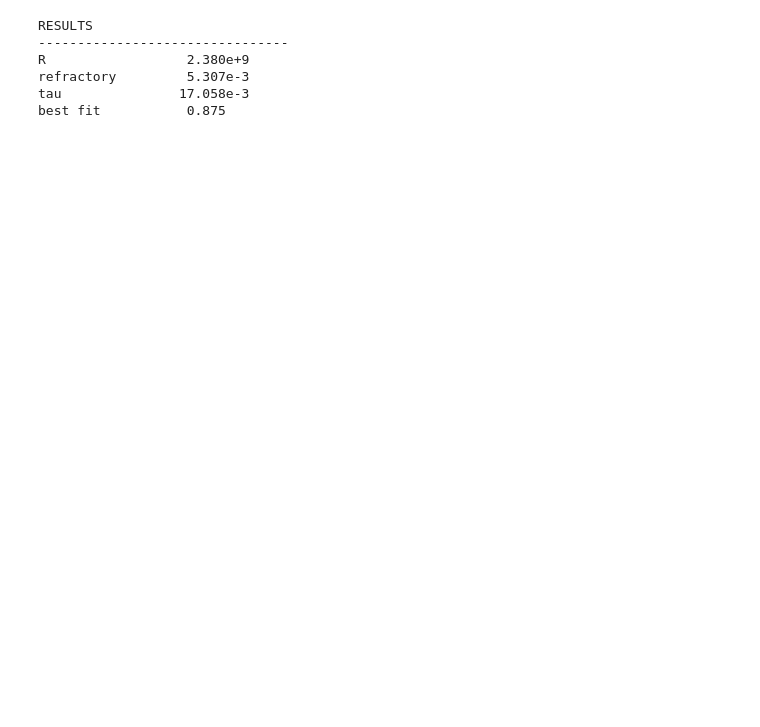
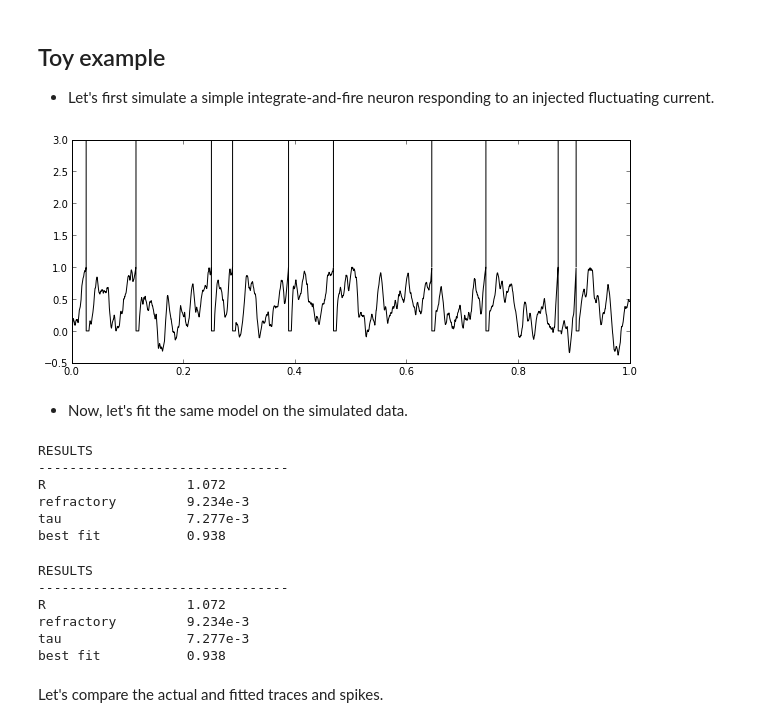
Before and after one commit to rossant/brian-modelfitting-tutorial, a Jupyter notebook: slides.ipynb, the cells around one changed output. Saved outputs shown, nothing was run; the diff lists cells and outputs as text; code cells hidden in the pictures; blank space fills up the shorter version.

```diff
--- a/slides.ipynb
+++ b/slides.ipynb
@@ -6,0 +40,4 @@ from brian.library.modelfitting import *
+# %% [markdown]
+## Toy example
+
+  * Let's first simulate a simple integrate-and-fire neuron responding to an injected fluctuating current.
@@ -7,29 +46,55 @@ from brian.library.modelfitting import *
+# %%
+from brian import *
+from brian.library.random_processes import *
+R, tau = 1., 5 * ms
+eqs = Equations('''dV/dt=(R*I-V)/tau : 1''')
+eqs += OrnsteinUhlenbeck('I',
+        mu=.5, sigma=.5, tau=5 * ms)
+# %%
+G = NeuronGroup(N=1, model=eqs, reset=0., threshold=1., refractory=5 * ms)
+Mspikes = SpikeMonitor(G)
+Vstate = StateMonitor(G, 'V', record=True)
+Istate = StateMonitor(G, 'I', record=True)
+reinit_default_clock()
+run(1 * second)
+# %%
+figure(figsize=(10,4))
+V, I, spikes = Vstate[0], Istate[0], Mspikes.spiketimes[0]
+plot(Vstate.times, V, '-k');
+vlines(spikes, 1, 3);
+# %% [output]
+[figure, added]
+# %% [markdown]
+  * Now, let's fit the same model on the simulated data.
 # %%
+from brian.library.modelfitting import *
 equations = Equations('''
     dV/dt=(R*I-V)/tau : 1
     I : 1
     R : 1
     tau : second
 ''')
-input = loadtxt('current.txt')
-spikes = loadtxt('spikes.txt')
-results = modelfitting( model = equations,
-                        reset = 0,
-                        threshold = 1,
-                        data = spikes,
-                        input = input,
-                        dt = .1*ms,
-                        popsize = 1000,
-                        maxiter = 3,
-                        delta = 4*ms,
-                        R = [1.0e9, 9.0e9],
-                        tau = [10*ms, 40*ms],
-                        refractory = [0*ms, 10*ms])
-print_table(results)
+results = modelfitting(model=equations,
+    reset=0, threshold=1,
+    data=spikes, input=I, dt=defaultclock.dt,
+    popsize=250, maxiter=10, cpu=1,
+    R=[0., 10.], tau=[2*ms, 50*ms],
+    refractory=[0*ms, 10*ms])
 # %% [output]
 RESULTS
 --------------------------------
-R                  2.380e+9
-refractory         5.307e-3
-tau               17.058e-3
-best fit           0.875
+R                  1.072
+refractory         9.234e-3
+tau                7.277e-3
+best fit           0.938
+# %%
+print_table(results)
+# %% [output]
+RESULTS
+--------------------------------
+R                  1.072
+refractory         9.234e-3
+tau                7.277e-3
+best fit           0.938
+# %% [markdown]
+Let's compare the actual and fitted traces and spikes.
```
Also changed, not shown: parts of 15 cells of this notebook.
